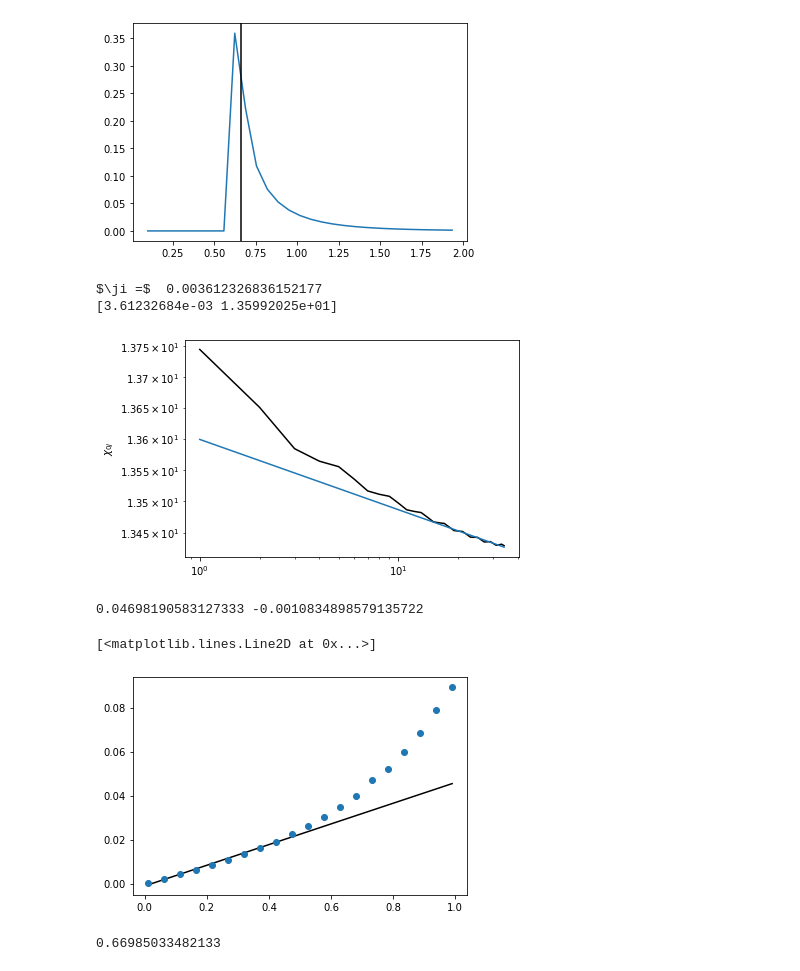
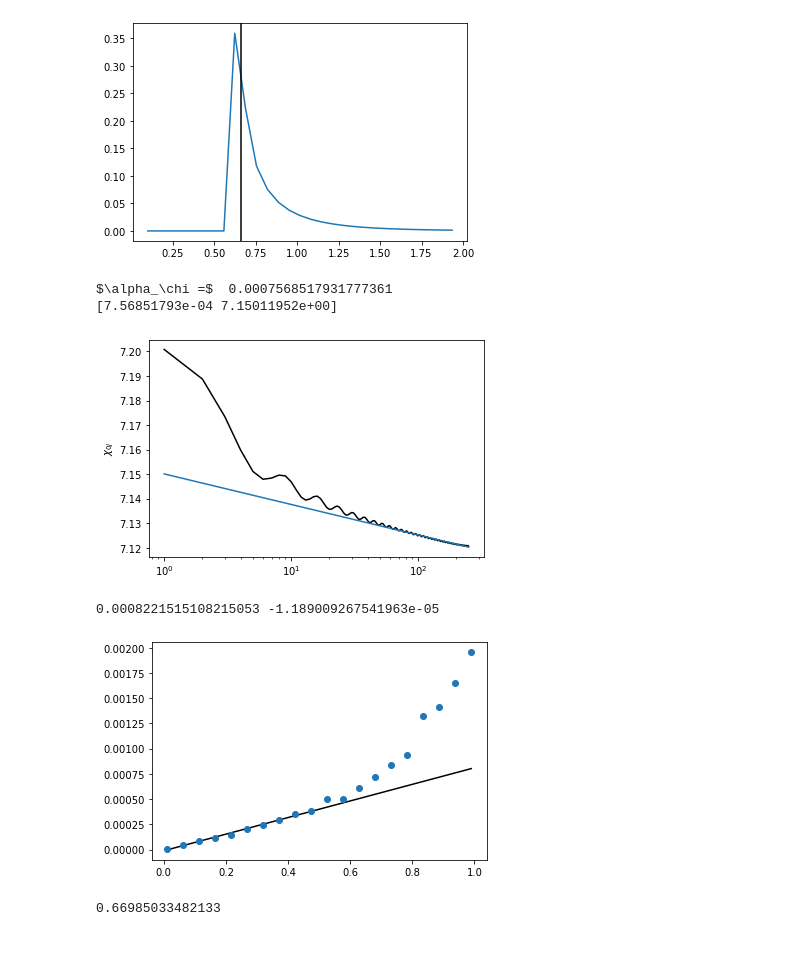
Before and after one commit to chuan97/long-range-ising, a Jupyter notebook: test.ipynb, the cells around one changed output. Saved outputs shown, nothing was run; the diff lists cells and outputs as text; code cells hidden in the pictures.

Commit message:
new plots

```diff
--- a/test.ipynb
+++ b/test.ipynb
@@ -85,42 +85,42 @@ Rounds to go: 1, current critical point:  0.659080459770115 ...
 def correlation_length_fit(r, l, A):
     return A * r**(-l)
 
-N = 70
+N = 500
 M = int(np.sqrt(N) * np.log(N))
-beta = 1 / 0.02
+beta = 1 / 0.05
 wz = 1
 J0 = 0.25
-alpha = 0.9
+alpha = 0.7
 
 gs = 0.0 * np.ones(N)
 dg = 5e-3 * wz
 
 i = 0
 
 gs = 0.0 * np.ones(N)
 mxs0 = algo.lrising_mags(wz, J0, alpha, gs, beta, N, M)
 gs[i] = dg
 mxs1 = algo.lrising_mags(wz, J0, alpha, gs, beta, N, M)
 susc = ((mxs1 - mxs0) / dg)
 
 rs = np.arange(1, N//2, 1)
-fit_start = N//4
+fit_start = N//8
 fit_rs = np.arange(fit_start, 4*N//8, 1)
 plt.plot(rs, susc[1:N//2], c='k')
 popt, pcov = curve_fit(correlation_length_fit, fit_rs, susc[fit_start:4*N//8], p0=[1, 1])
-print(r'$\ji =$ ', popt[0])
+print(r'$\alpha_\chi =$ ', popt[0])
 print(popt)
 plt.plot(rs, correlation_length_fit(rs, *popt))
 
 #ax.axvline(0.25, c='k', lw=0.5)
-plt.yscale('log')
+#plt.yscale('log')
 plt.xscale('log')
 plt.ylabel(r'$\chi_{0j}$')
 plt.show()
 # %% [output]
-$\ji =$  0.003612326836152177
-[3.61232684e-03 1.35992025e+01]
+$\alpha_\chi =$  0.0007568517931777361
+[7.56851793e-04 7.15011952e+00]
-[figure, old version]
+[figure, new version]
 # %%
 marker_kwargs = {'c': 'k',
                  'lw': 0,
@@ -131,11 +131,11 @@ marker_kwargs = {'c': 'k',
                  'markeredgewidth': 1.5,
                 }
 
-N = 100
+N = 500
 M = int(np.sqrt(N) * np.log(N))
 wz = 1
-beta = 1 / 0.4
-J0 = 0.3
+beta = 1 / 0.05
+J0 = 0.25
 
 gs = 0.0 * np.ones(N)
 dg = 5e-3 * wz
@@ -165,10 +165,10 @@ popt, pcov = curve_fit(correlation_decay_fit, alphas[:2*len(alphas)//4], crit_ex
 print(*popt)
 plt.plot(alphas, correlation_decay_fit(alphas, *popt), c='k')
 plt.plot(alphas, crit_exp, lw=0, marker='o')
+plt.show()
 # %% [output]
-0.04698190583127333 -0.0010834898579135722
+0.0008221515108215053 -1.189009267541963e-05
-[<matplotlib.lines.Line2D at 0x...>]
-[figure, old version]
+[figure, new version]
 # %%
 0.670866014377453
 0.6635922496836434
```
Also changed, not shown: 11 other files.
